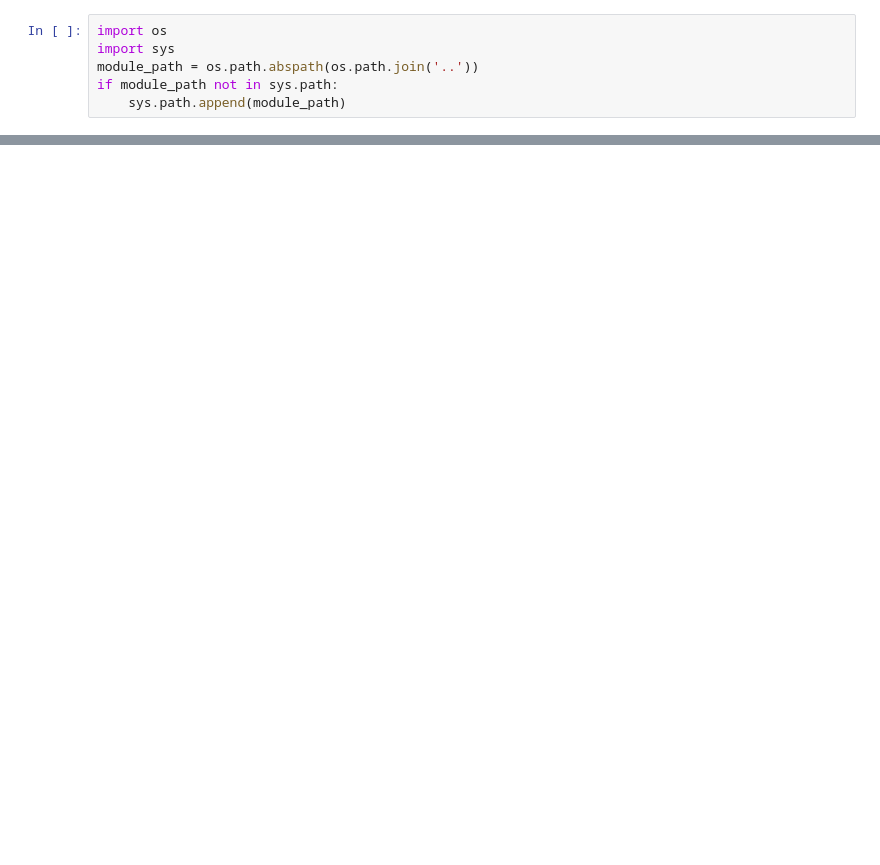
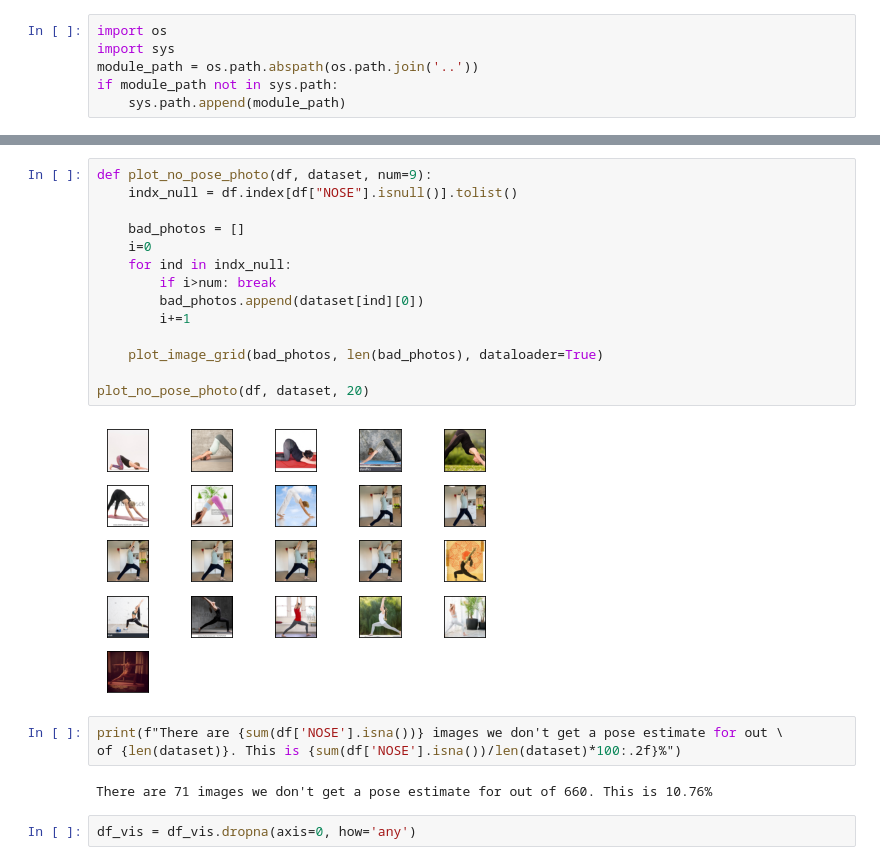
Before and after one commit to alec-flowers/visual_intelligence, a Jupyter notebook: notebooks/mediapipe_stuff.ipynb, the cells around one changed output, grey strips where cells are left out. Saved outputs shown, nothing was run; the diff lists cells and outputs as text; blank space fills up the shorter version.

```diff
--- a/notebooks/mediapipe_stuff.ipynb
+++ b/notebooks/mediapipe_stuff.ipynb
@@ -44,0 +120,23 @@ len(all_val)
+# %%
+def plot_no_pose_photo(df, dataset, num=9):
+    indx_null = df.index[df["NOSE"].isnull()].tolist()
+
+    bad_photos = []
+    i=0
+    for ind in indx_null:
+        if i>num: break
+        bad_photos.append(dataset[ind][0])
+        i+=1
+
+    plot_image_grid(bad_photos, len(bad_photos), dataloader=True)
+
+plot_no_pose_photo(df, dataset, 20)
+# %% [output]
+[figure, added]
+# %%
+print(f"There are {sum(df['NOSE'].isna())} images we don't get a pose estimate for out \
+of {len(dataset)}. This is {sum(df['NOSE'].isna())/len(dataset)*100:.2f}%")
+# %% [output]
+There are 71 images we don't get a pose estimate for out of 660. This is 10.76%
+# %%
+df_vis = df_vis.dropna(axis=0, how='any')
```
Also changed, not shown: parts of 15 cells of this notebook, 5 other files.
